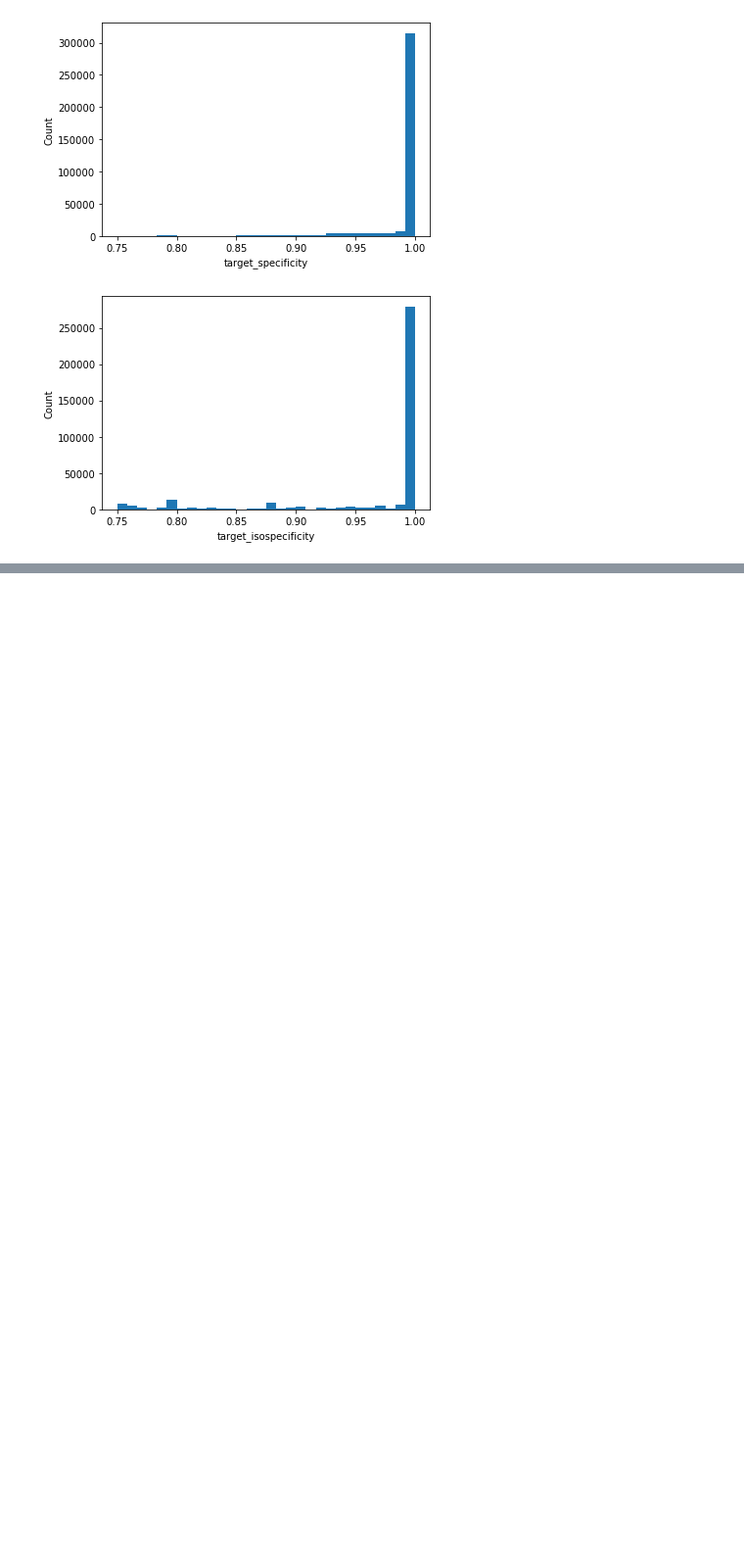
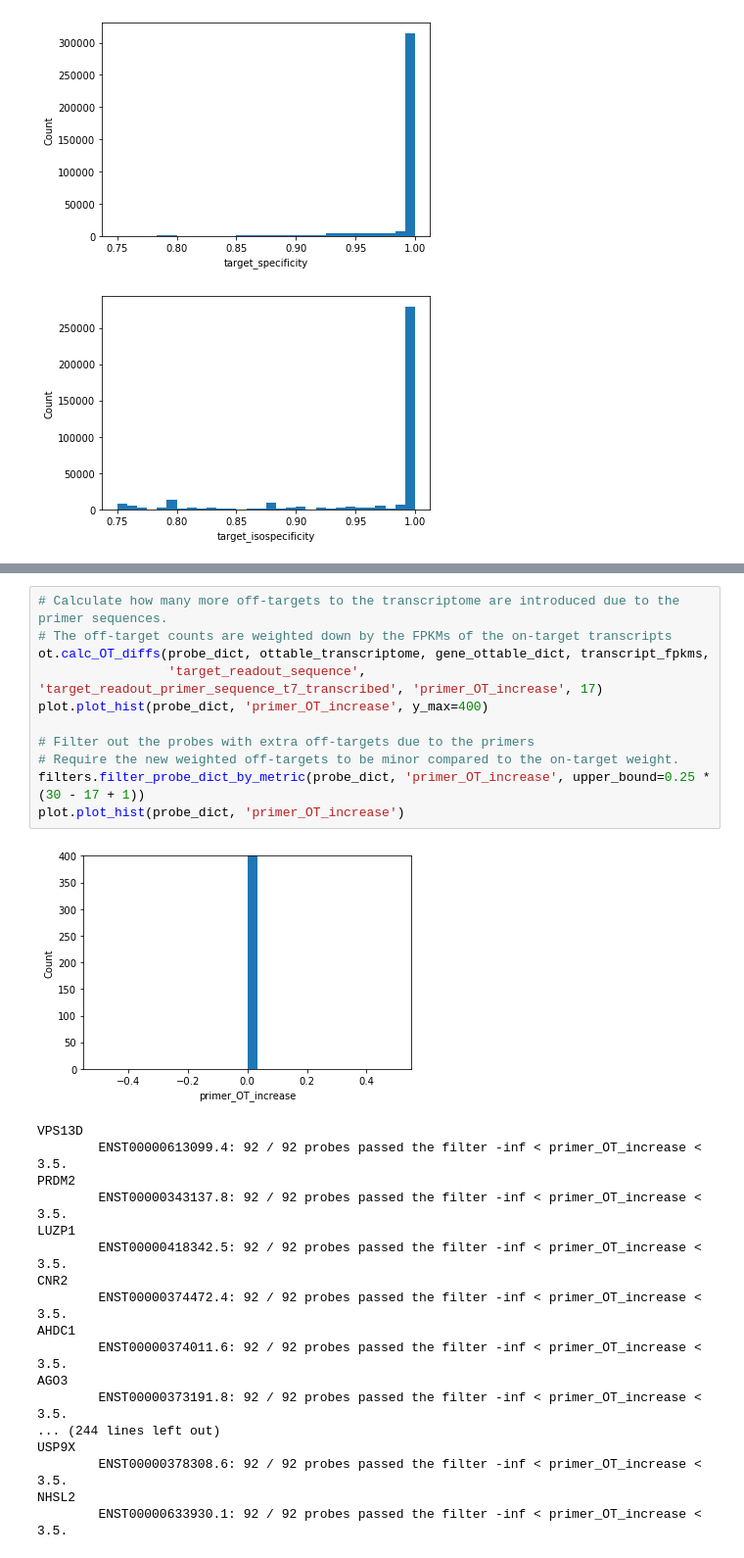
Before and after one commit to xingjiepan/MERFISH_probe_design, a Jupyter notebook: tests_and_examples/example_probe_design_JM.ipynb, the cells around one changed output, grey strips where cells are left out. Shown: that part at 98% size. Drawn from its saved outputs; the diff is of its cells as text; blank space fills up the shorter version.

```diff
--- a/tests_and_examples/example_probe_design_JM.ipynb
+++ b/tests_and_examples/example_probe_design_JM.ipynb
@@ -365,0 +554,30 @@ reload(plot)
+# %%
+# Calculate how many more off-targets to the transcriptome are introduced due to the primer sequences.
+# The off-target counts are weighted down by the FPKMs of the on-target transcripts
+ot.calc_OT_diffs(probe_dict, ottable_transcriptome, gene_ottable_dict, transcript_fpkms,
+                 'target_readout_sequence', 'target_readout_primer_sequence_t7_transcribed', 'primer_OT_increase', 17)
+plot.plot_hist(probe_dict, 'primer_OT_increase', y_max=400)
+
+# Filter out the probes with extra off-targets due to the primers
+# Require the new weighted off-targets to be minor compared to the on-target weight.
+filters.filter_probe_dict_by_metric(probe_dict, 'primer_OT_increase', upper_bound=0.25 * (30 - 17 + 1))
+plot.plot_hist(probe_dict, 'primer_OT_increase')
+# %% [output]
+[figure, added]
+VPS13D
+        ENST00000613099.4: 92 / 92 probes passed the filter -inf < primer_OT_increase <  3.5.
+PRDM2
+        ENST00000343137.8: 92 / 92 probes passed the filter -inf < primer_OT_increase <  3.5.
+LUZP1
+        ENST00000418342.5: 92 / 92 probes passed the filter -inf < primer_OT_increase <  3.5.
+CNR2
+        ENST00000374472.4: 92 / 92 probes passed the filter -inf < primer_OT_increase <  3.5.
+AHDC1
+        ENST00000374011.6: 92 / 92 probes passed the filter -inf < primer_OT_increase <  3.5.
+AGO3
+        ENST00000373191.8: 92 / 92 probes passed the filter -inf < primer_OT_increase <  3.5.
+... (244 lines left out)
+USP9X
+        ENST00000378308.6: 92 / 92 probes passed the filter -inf < primer_OT_increase <  3.5.
+NHSL2
+        ENST00000633930.1: 92 / 92 probes passed the filter -inf < primer_OT_increase <  3.5.
```
Also changed, not shown: parts of 33 cells of this notebook.
